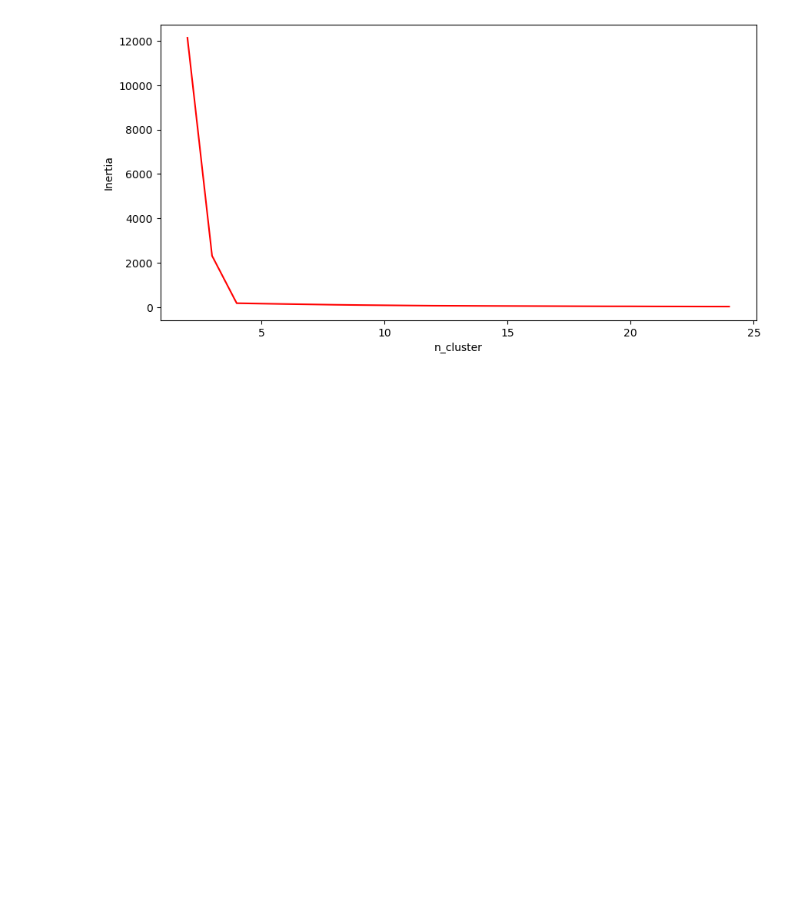
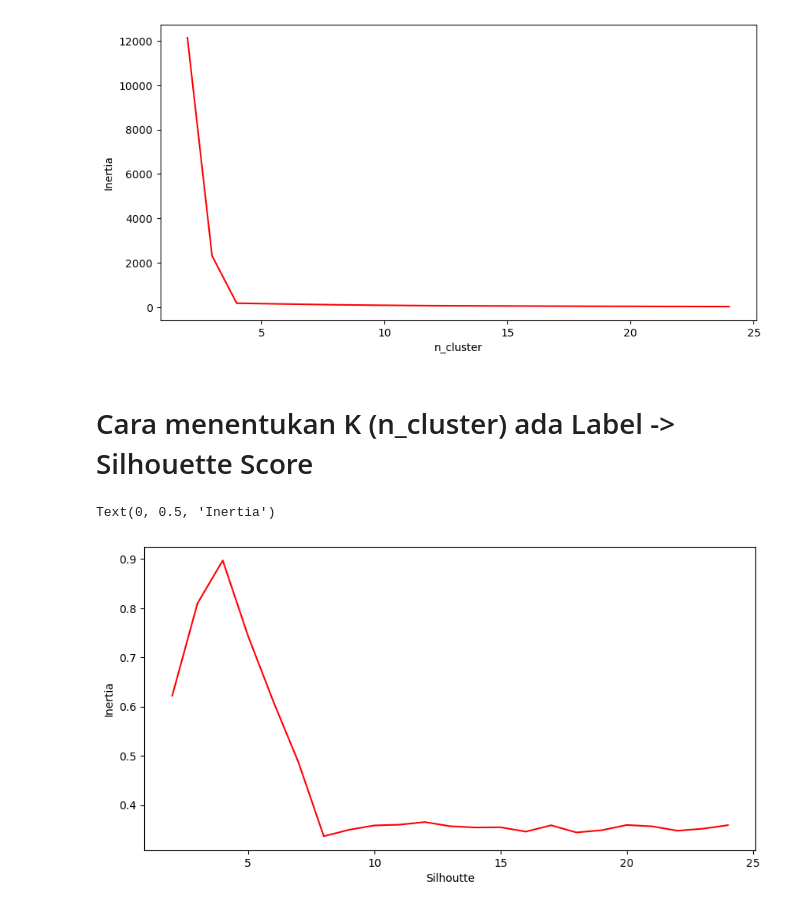
Before and after one commit to HekalMaulana/unsupervised_learning_JCOPML, a Jupyter notebook: 18 - Unsupervised Learning/01 - Clustering/Part 2 - Clustering with Scikit Learn.ipynb, the cells around one changed output. Cells and saved outputs as stored; diff of their text form; code cells hidden in the pictures; blank space fills up the shorter version.

Commit message:
Silhoutte Scoring With label in k-means

```diff
--- a/18 - Unsupervised Learning/01 - Clustering/Part 2 - Clustering with Scikit Learn.ipynb
+++ b/18 - Unsupervised Learning/01 - Clustering/Part 2 - Clustering with Scikit Learn.ipynb
@@ -63,3 +63,5 @@ plt.ylabel("Inertia")
 # %% [output]
 Text(0, 0.5, 'Inertia')
 [figure]
+# %% [markdown]
+# Cara menentukan K (n_cluster) ada Label -> Silhouette Score
@@ -65,0 +70,18 @@ Text(0, 0.5, 'Inertia')
+# %%
+X = X1
+score = []
+
+for k in range(2, 25):
+    kmeans = KMeans(n_clusters=k)
+    member = kmeans.fit_predict(X)
+
+    siluet = silhouette_score(X, member, metric='euclidean')
+    score.append(siluet)
+
+plt.figure(figsize=(10, 5))
+plt.plot(range(2, 25), score, "r-")
+plt.xlabel("Silhoutte")
+plt.ylabel("Inertia")
+# %% [output]
+Text(0, 0.5, 'Inertia')
+[figure, added]
```
Also changed, not shown: parts of 1 cell of this notebook.
